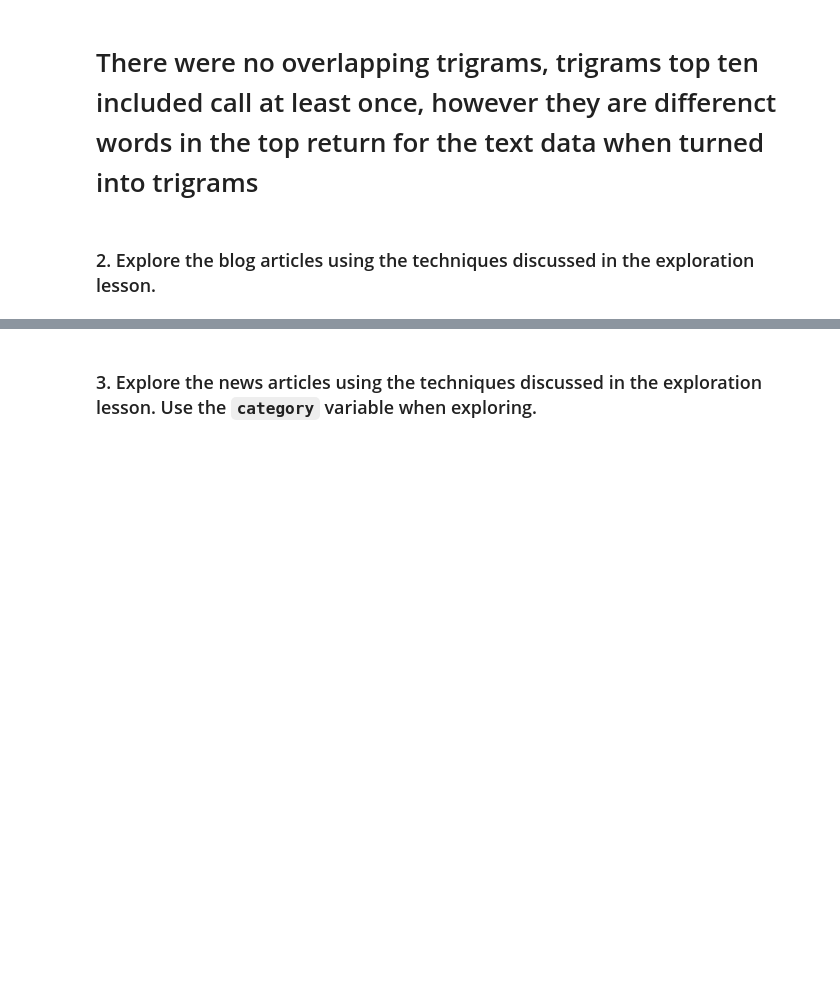
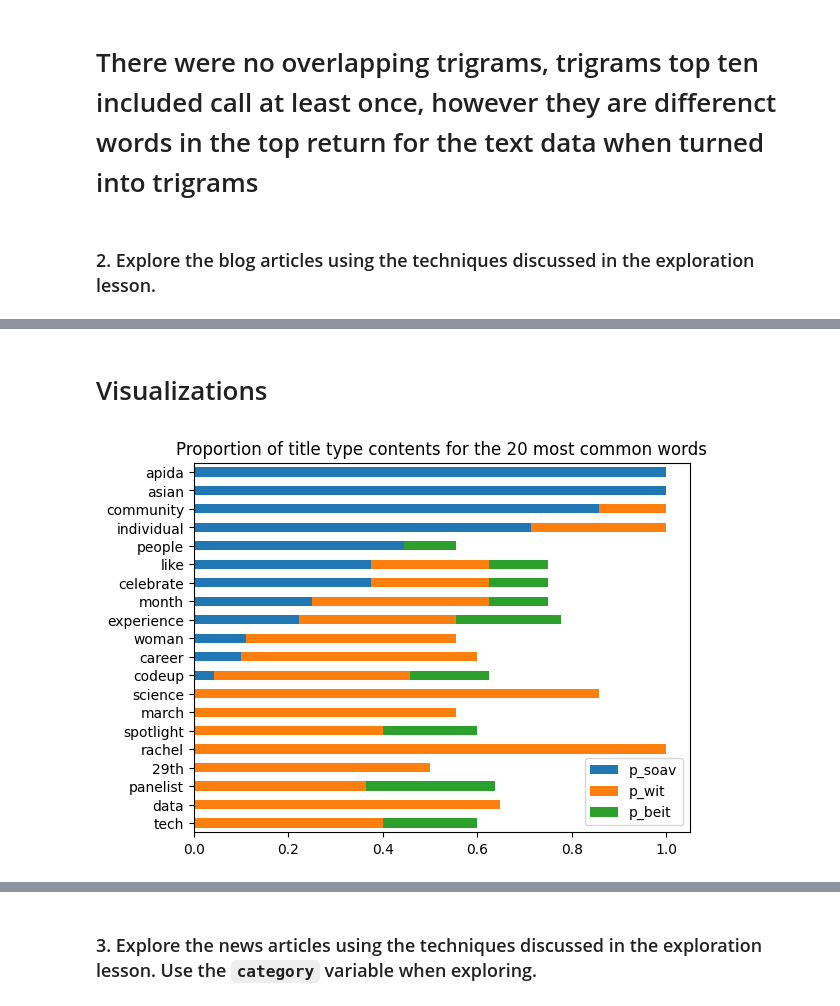
Before and after one commit to Marc-Aradillas/natural-language-processing-exercises, a Jupyter notebook: explore.ipynb, the cells around one changed output, grey strips where cells are left out. Drawn from its saved outputs; the diff is of its cells as text; code cells hidden in the pictures; blank space fills up the shorter version.

```diff
--- a/explore.ipynb
+++ b/explore.ipynb
@@ -407,0 +447,5 @@ df.head()
+# %%
+spotlight_words = clean(' '.join(codeup_df[codeup_df['title'].str.contains('Spotlight on APIDA Voices:')].clean))
+women_words = clean(' '.join(codeup_df[codeup_df['title'].str.contains('Women in tech:')].clean))
+black_words = clean(' '.join(codeup_df[codeup_df['title'].str.contains('Black Excellence in Tech:')].clean))
+all_words = clean(' '.join(codeup_df.clean))
@@ -407,0 +458,5 @@ df.head()
+# %%
+all_freq = pd.Series(all_words).value_counts()
+soav_freq = pd.Series(spotlight_words).value_counts()
+wit_freq = pd.Series(women_words).value_counts()
+beit_freq = pd.Series(black_words).value_counts()
@@ -407,0 +491,7 @@ df.head()
+# %%
+word_counts = (pd.concat([all_freq, soav_freq, wit_freq, beit_freq], axis=1, sort=True)
+                .set_axis(['all', 'soav', 'wit', 'beit'], axis=1)
+                .fillna(0)
+                .apply(lambda s: s.astype(int)))
+
+word_counts.head()
@@ -407,0 +550,17 @@ df.head()
+# %% [markdown]
+# Visualizations
+# %%
+# figure out the percentage of spam vs ham
+(word_counts.assign(p_soav=word_counts.soav / word_counts['all'],
+         p_wit=word_counts.wit / word_counts['all'],
+         p_beit=word_counts.beit / word_counts['all'])
+.sort_values(by='all')
+ [['p_soav', 'p_wit', 'p_beit']]
+ .tail(20)
+ .sort_values('p_soav')
+ .plot.barh(stacked=True))
+
+plt.title('Proportion of title type contents for the 20 most common words')
+plt.show()
+# %% [output]
+[figure, added]
```
Also changed, not shown: parts of 33 cells of this notebook, 2 other files.
